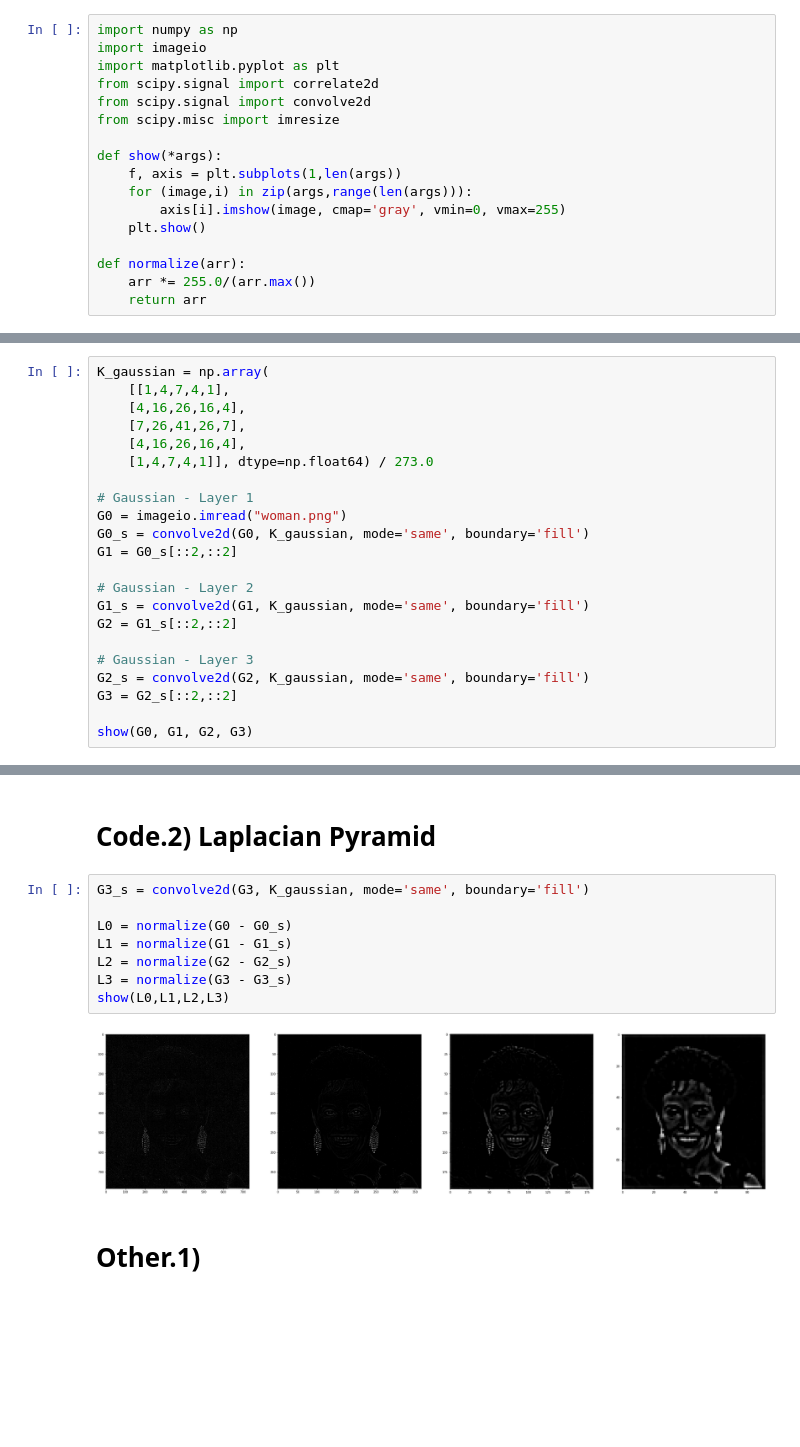
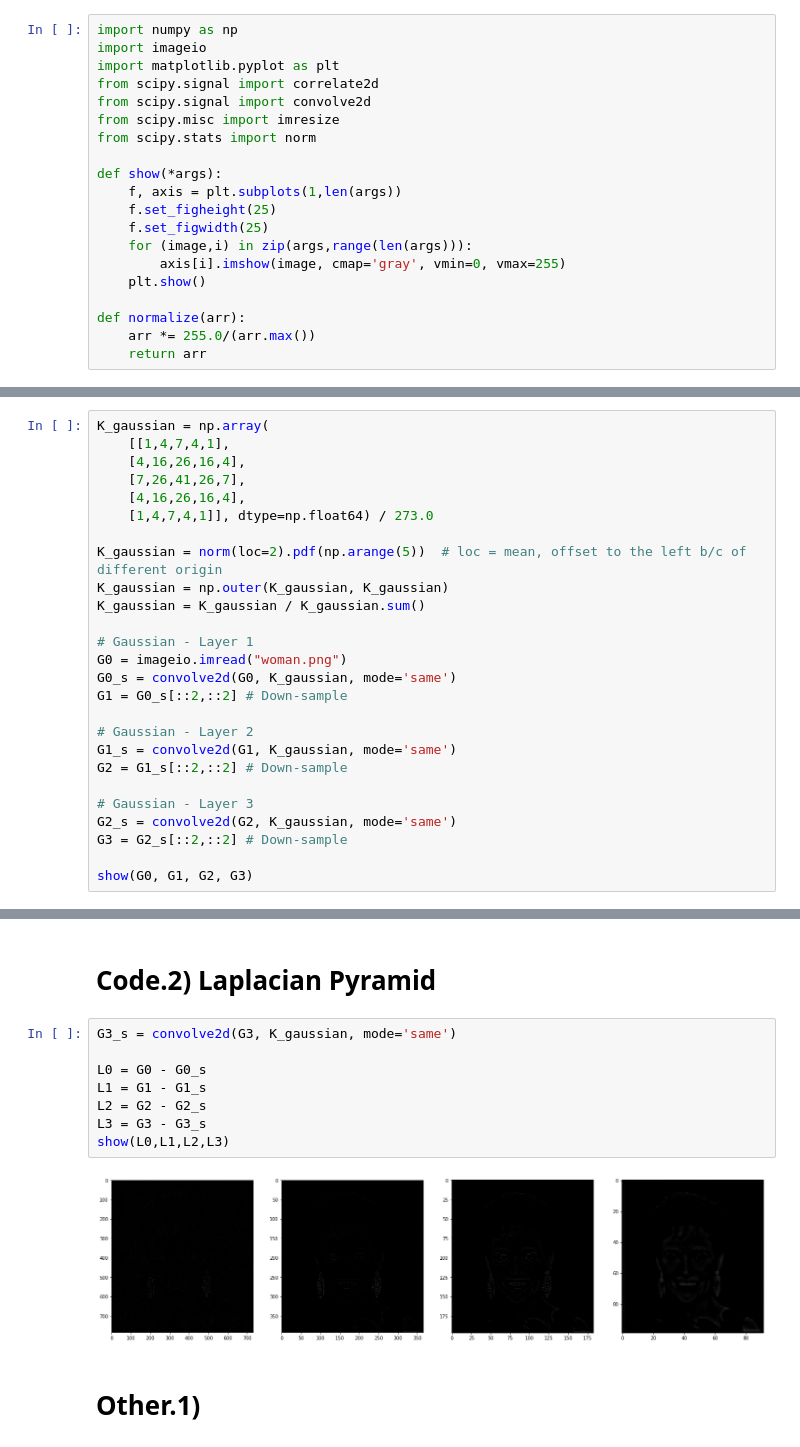
Before and after one commit to n4n0lix/CV, a Jupyter notebook: 03/03.ipynb, the cells around one changed output, grey strips where cells are left out. Saved outputs shown, nothing was run; the diff lists cells and outputs as text; blank space fills up the shorter version.

```diff
--- a/03/03.ipynb
+++ b/03/03.ipynb
@@ -5,9 +5,12 @@ import matplotlib.pyplot as plt
 from scipy.signal import correlate2d
 from scipy.signal import convolve2d
 from scipy.misc import imresize
+from scipy.stats import norm
 
 def show(*args):
     f, axis = plt.subplots(1,len(args))
+    f.set_figheight(25)
+    f.set_figwidth(25)
     for (image,i) in zip(args,range(len(args))):
         axis[i].imshow(image, cmap='gray', vmin=0, vmax=255)
     plt.show()
@@ -25,18 +28,22 @@ K_gaussian = np.array(
 	[4,16,26,16,4],
 	[1,4,7,4,1]], dtype=np.float64) / 273.0
 
+K_gaussian = norm(loc=2).pdf(np.arange(5))  # loc = mean, offset to the left b/c of different origin
+K_gaussian = np.outer(K_gaussian, K_gaussian)
+K_gaussian = K_gaussian / K_gaussian.sum()
+
 # Gaussian - Layer 1
 G0 = imageio.imread("woman.png")
-G0_s = convolve2d(G0, K_gaussian, mode='same', boundary='fill')
-G1 = G0_s[::2,::2]
+G0_s = convolve2d(G0, K_gaussian, mode='same')
+G1 = G0_s[::2,::2] # Down-sample
 
 # Gaussian - Layer 2
-G1_s = convolve2d(G1, K_gaussian, mode='same', boundary='fill')
-G2 = G1_s[::2,::2]
+G1_s = convolve2d(G1, K_gaussian, mode='same')
+G2 = G1_s[::2,::2] # Down-sample
 
 # Gaussian - Layer 3
-G2_s = convolve2d(G2, K_gaussian, mode='same', boundary='fill')
-G3 = G2_s[::2,::2]
+G2_s = convolve2d(G2, K_gaussian, mode='same')
+G3 = G2_s[::2,::2] # Down-sample
 
 show(G0, G1, G2, G3)
 # %% [output]
@@ -44,15 +51,15 @@ show(G0, G1, G2, G3)
 # %% [markdown]
 # Code.2) Laplacian Pyramid
 # %%
-G3_s = convolve2d(G3, K_gaussian, mode='same', boundary='fill')
+G3_s = convolve2d(G3, K_gaussian, mode='same')
 
-L0 = normalize(G0 - G0_s)
-L1 = normalize(G1 - G1_s)
-L2 = normalize(G2 - G2_s)
-L3 = normalize(G3 - G3_s)
+L0 = G0 - G0_s
+L1 = G1 - G1_s
+L2 = G2 - G2_s
+L3 = G3 - G3_s
 show(L0,L1,L2,L3)
 # %% [output]
-[figure, old version]
+[figure, new version]
 # %% [markdown]
 # Other.1)
 # %%
```
Also changed, not shown: parts of 4 cells of this notebook.
